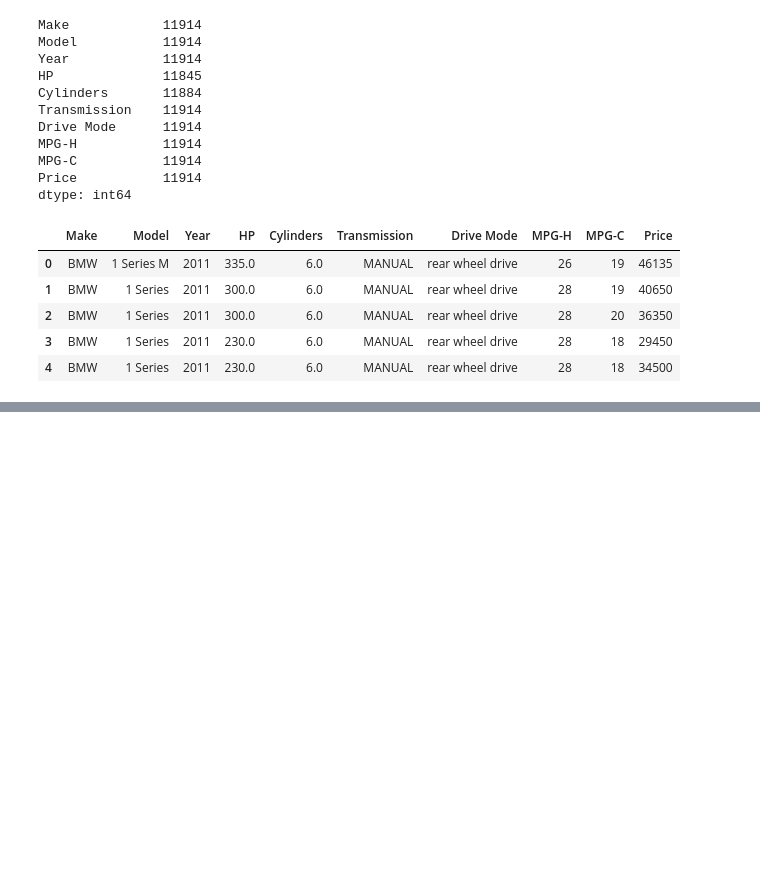
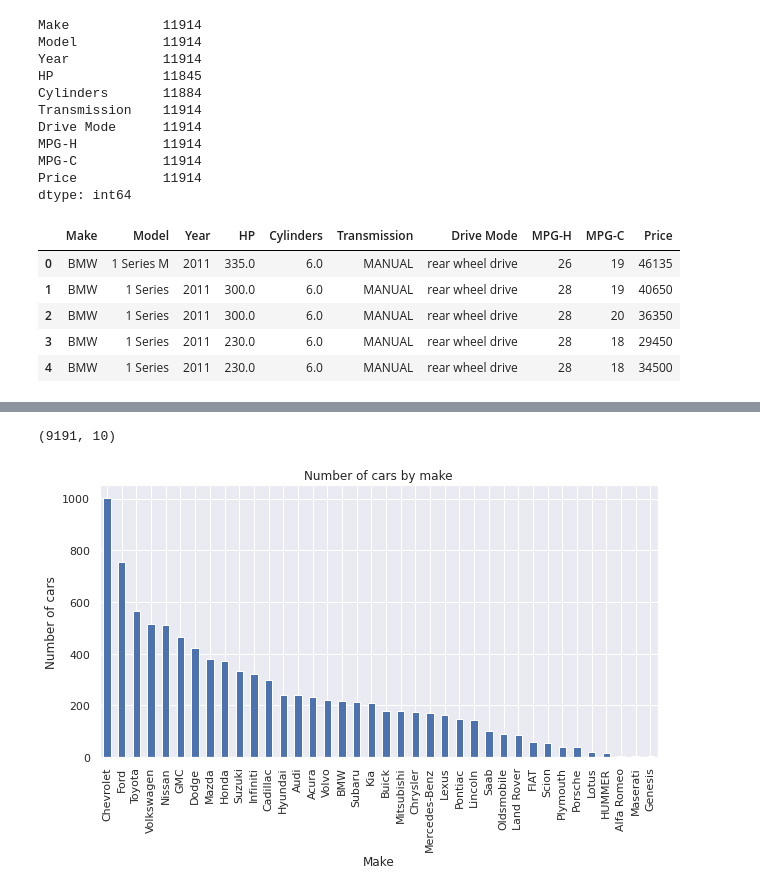
Before and after one commit to 224986/ASE_Ciencia_de_Datos, a Jupyter notebook: Untitled5.ipynb, the cells around one changed output, grey strips where cells are left out. Cells and saved outputs as stored; diff of their text form; code cells hidden in the pictures; blank space fills up the shorter version.

```diff
--- a/Untitled5.ipynb
+++ b/Untitled5.ipynb
@@ -116,0 +202,6 @@ df.head(5)
+# %%
+#sacamos el rango intercuaril
+Q1 = df.quantile(0.25)
+Q3 = df.quantile(0.75)
+IQR = Q3 - Q1
+print(IQR)
@@ -116,0 +216,14 @@ df.head(5)
+# %%
+#matamos alos otliers tomado solo lo que esta en el boxplot hasta sus bigotes
+df = df[~((df < (Q1-1.5 * IQR)) |(df > (Q3 + 1.5 * IQR))).any(axis=1)]
+df.shape
+# %% [output]
+(9191, 10)
+# %%
+#Vemos el histograma
+df.Make.value_counts().nlargest(40).plot(kind="bar", figsize=(10,5))
+plt.title("Number of cars by make")
+plt.ylabel("Number of cars")
+plt.xlabel("Make");
+# %% [output]
+[figure, added]
```
Also changed, not shown: parts of 12 cells of this notebook.
